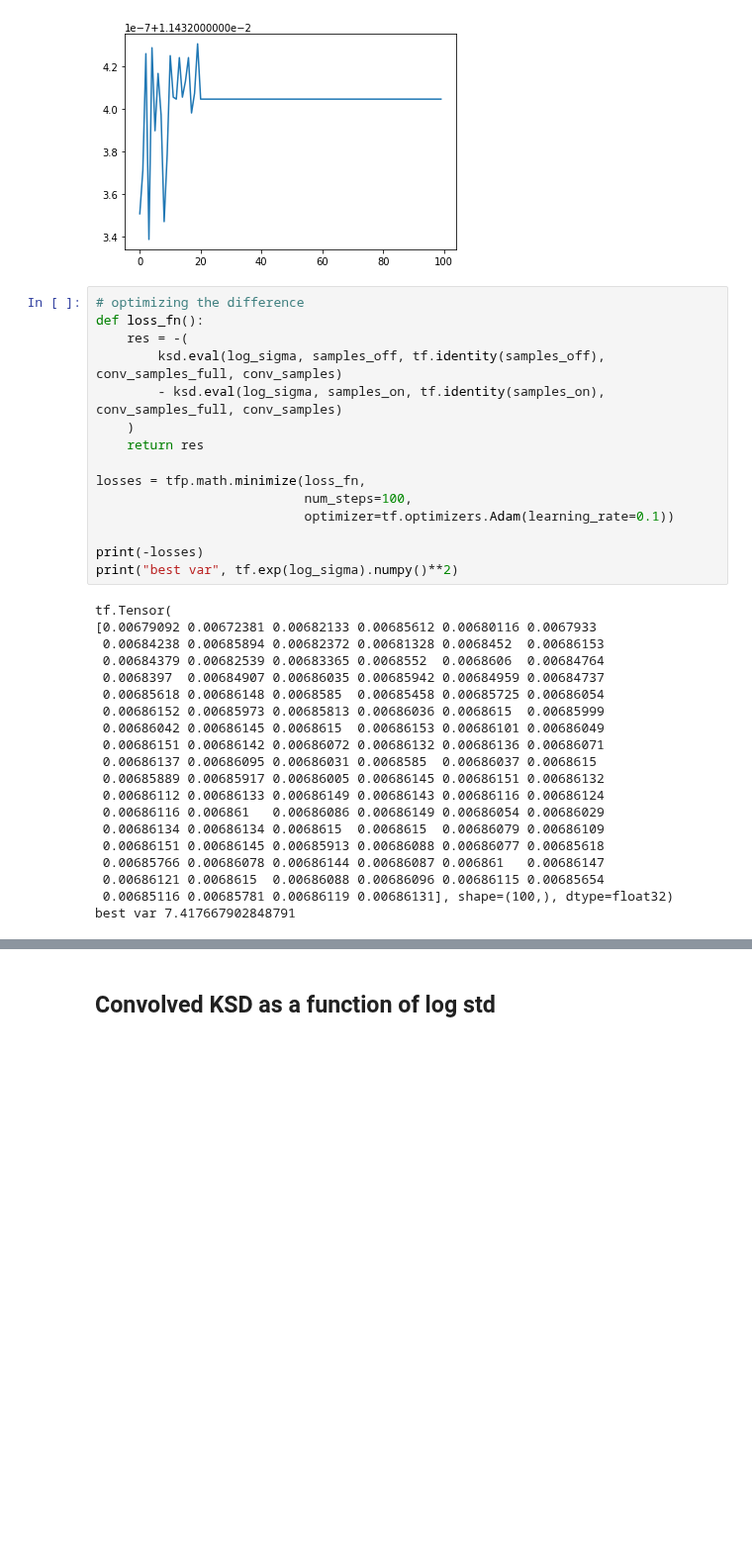
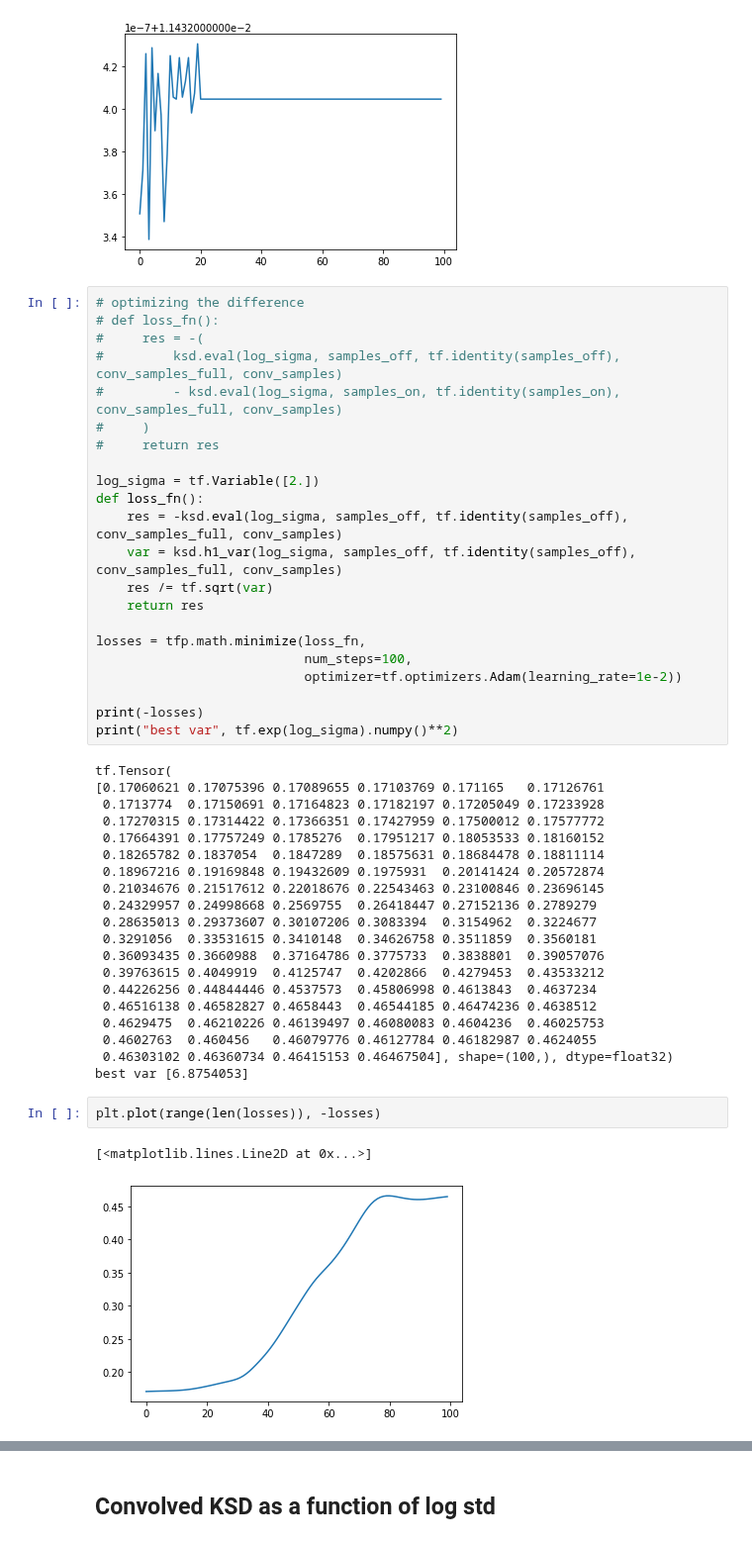
Before and after one commit to XingLLiu/u-stat-high-dim, a Jupyter notebook: find_noise.ipynb, the cells around one changed output, grey strips where cells are left out. Shown at 99% size. Saved outputs shown, nothing was run; the diff lists cells and outputs as text; blank space fills up the shorter version.

```diff
--- a/find_noise.ipynb
+++ b/find_noise.ipynb
@@ -299,36 +298,48 @@ plt.plot(range(len(losses)), -losses)
 [figure]
 # %%
 # optimizing the difference
+# def loss_fn():
+#     res = -(
+#         ksd.eval(log_sigma, samples_off, tf.identity(samples_off), conv_samples_full, conv_samples)
+#         - ksd.eval(log_sigma, samples_on, tf.identity(samples_on), conv_samples_full, conv_samples)
+#     )
+#     return res
+
+log_sigma = tf.Variable([2.])
 def loss_fn():
-    res = -(
-        ksd.eval(log_sigma, samples_off, tf.identity(samples_off), conv_samples_full, conv_samples)
-        - ksd.eval(log_sigma, samples_on, tf.identity(samples_on), conv_samples_full, conv_samples)
-    )
+    res = -ksd.eval(log_sigma, samples_off, tf.identity(samples_off), conv_samples_full, conv_samples)
+    var = ksd.h1_var(log_sigma, samples_off, tf.identity(samples_off), conv_samples_full, conv_samples)
+    res /= tf.sqrt(var)
     return res
 
 losses = tfp.math.minimize(loss_fn,
                            num_steps=100,
-                           optimizer=tf.optimizers.Adam(learning_rate=0.1))
+                           optimizer=tf.optimizers.Adam(learning_rate=1e-2))
 
 print(-losses)
 print("best var", tf.exp(log_sigma).numpy()**2)
 # %% [output]
 tf.Tensor(
-[0.00679092 0.00672381 0.00682133 0.00685612 0.00680116 0.0067933
- 0.00684238 0.00685894 0.00682372 0.00681328 0.0068452  0.00686153
- 0.00684379 0.00682539 0.00683365 0.0068552  0.0068606  0.00684764
- 0.0068397  0.00684907 0.00686035 0.00685942 0.00684959 0.00684737
- 0.00685618 0.00686148 0.0068585  0.00685458 0.00685725 0.00686054
- 0.00686152 0.00685973 0.00685813 0.00686036 0.0068615  0.00685999
- 0.00686042 0.00686145 0.0068615  0.00686153 0.00686101 0.00686049
- 0.00686151 0.00686142 0.00686072 0.00686132 0.00686136 0.00686071
- 0.00686137 0.00686095 0.00686031 0.0068585  0.00686037 0.0068615
- 0.00685889 0.00685917 0.00686005 0.00686145 0.00686151 0.00686132
- 0.00686112 0.00686133 0.00686149 0.00686143 0.00686116 0.00686124
- 0.00686116 0.006861   0.00686086 0.00686149 0.00686054 0.00686029
- 0.00686134 0.00686134 0.0068615  0.0068615  0.00686079 0.00686109
- 0.00686151 0.00686145 0.00685913 0.00686088 0.00686077 0.00685618
- 0.00685766 0.00686078 0.00686144 0.00686087 0.006861   0.00686147
- 0.00686121 0.0068615  0.00686088 0.00686096 0.00686115 0.00685654
- 0.00685116 0.00685781 0.00686119 0.00686131], shape=(100,), dtype=float32)
-best var 7.417667902848791
+[0.17060621 0.17075396 0.17089655 0.17103769 0.171165   0.17126761
+ 0.1713774  0.17150691 0.17164823 0.17182197 0.17205049 0.17233928
+ 0.17270315 0.17314422 0.17366351 0.17427959 0.17500012 0.17577772
+ 0.17664391 0.17757249 0.1785276  0.17951217 0.18053533 0.18160152
+ 0.18265782 0.1837054  0.1847289  0.18575631 0.18684478 0.18811114
+ 0.18967216 0.19169848 0.19432609 0.1975931  0.20141424 0.20572874
+ 0.21034676 0.21517612 0.22018676 0.22543463 0.23100846 0.23696145
+ 0.24329957 0.24998668 0.2569755  0.26418447 0.27152136 0.2789279
+ 0.28635013 0.29373607 0.30107206 0.3083394  0.3154962  0.3224677
+ 0.3291056  0.33531615 0.3410148  0.34626758 0.3511859  0.3560181
+ 0.36093435 0.3660988  0.37164786 0.3775733  0.3838801  0.39057076
+ 0.39763615 0.4049919  0.4125747  0.4202866  0.4279453  0.43533212
+ 0.44226256 0.44844446 0.4537573  0.45806998 0.4613843  0.4637234
+ 0.46516138 0.46582827 0.4658443  0.46544185 0.46474236 0.4638512
+ 0.4629475  0.46210226 0.46139497 0.46080083 0.4604236  0.46025753
+ 0.4602763  0.460456   0.46079776 0.46127784 0.46182987 0.4624055
+ 0.46303102 0.46360734 0.46415153 0.46467504], shape=(100,), dtype=float32)
+best var [6.8754053]
+# %%
+plt.plot(range(len(losses)), -losses)
+# %% [output]
+[<matplotlib.lines.Line2D at 0x...>]
+[figure, added]
```
Also changed, not shown: parts of 18 cells of this notebook, 3 other files.
